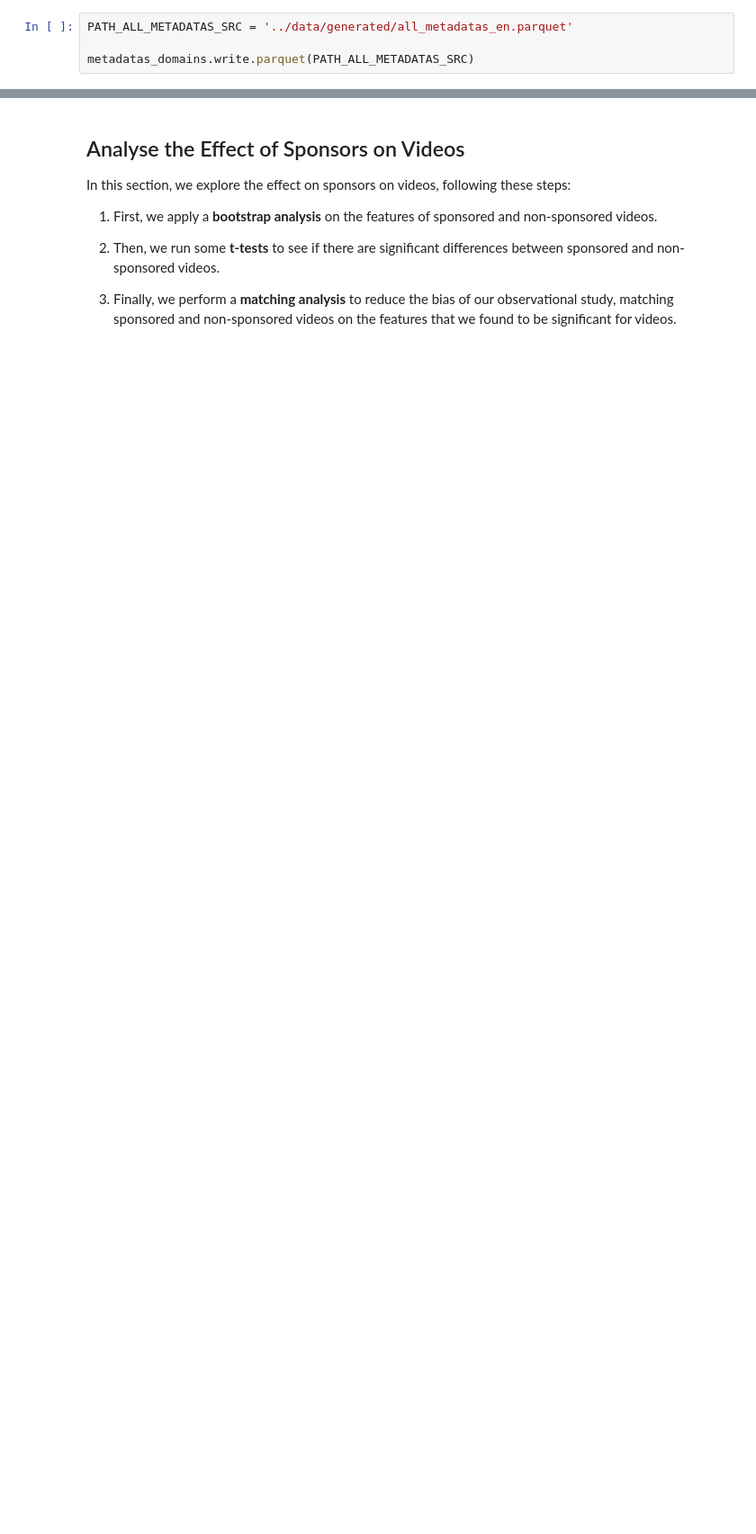
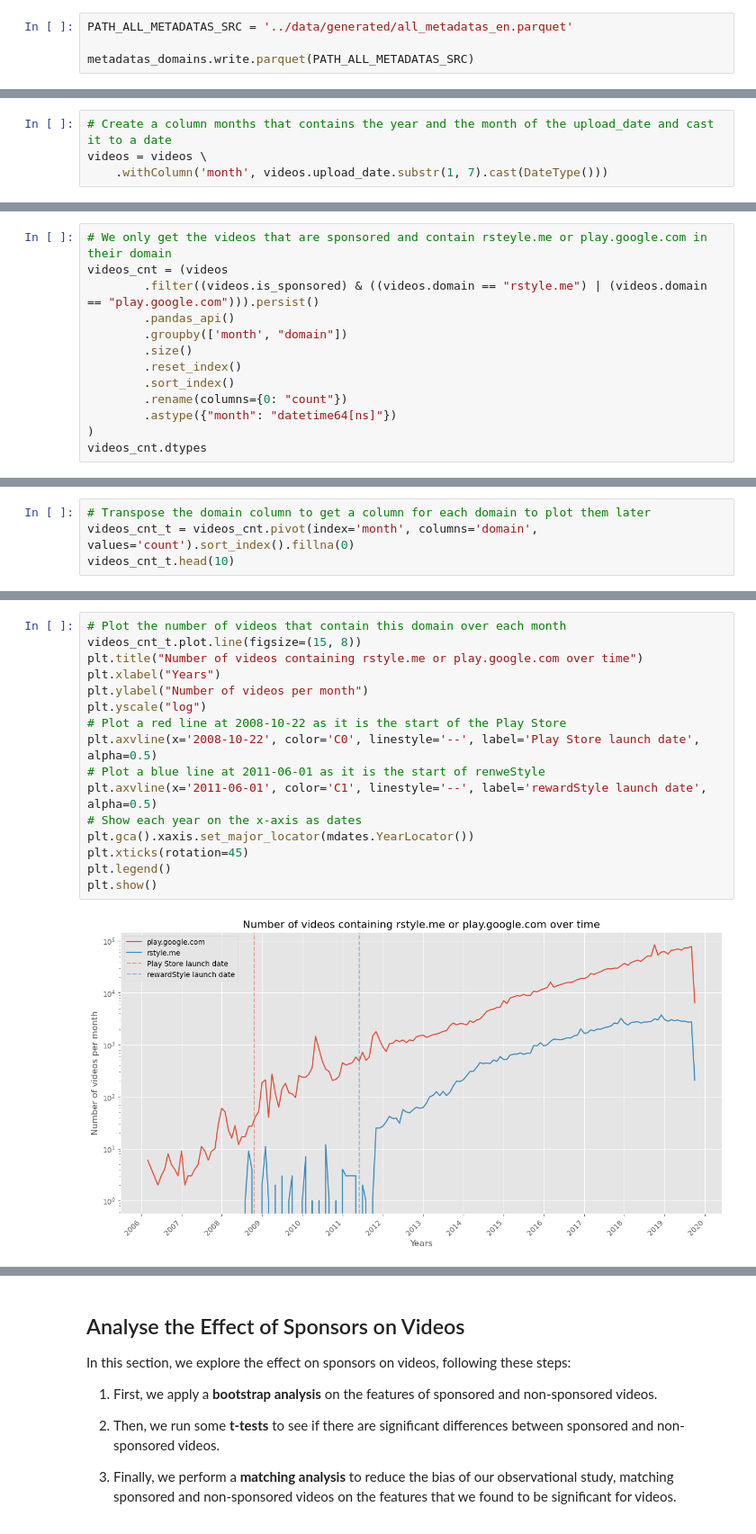
Before and after one commit to epfl-ada/ada-2022-project-fraisetagada, a Jupyter notebook: project.ipynb, the cells around one changed output, grey strips where cells are left out. Shown at 90% size. Drawn from its saved outputs; the diff is of its cells as text; blank space fills up the shorter version.

```diff
--- a/project.ipynb
+++ b/project.ipynb
@@ -1901,0 +2052,4 @@ metadatas_domains.write.parquet(PATH_ALL_METADATAS_SRC)
+# %%
+# Create a column months that contains the year and the month of the upload_date and cast it to a date
+videos = videos \
+    .withColumn('month', videos.upload_date.substr(1, 7).cast(DateType()))
@@ -1901,0 +2077,13 @@ metadatas_domains.write.parquet(PATH_ALL_METADATAS_SRC)
+# %%
+# We only get the videos that are sponsored and contain rsteyle.me or play.google.com in their domain
+videos_cnt = (videos
+        .filter((videos.is_sponsored) & ((videos.domain == "rstyle.me") | (videos.domain == "play.google.com"))).persist()
+        .pandas_api()
+        .groupby(['month', "domain"])
+        .size()
+        .reset_index()
+        .sort_index()
+        .rename(columns={0: "count"})
+        .astype({"month": "datetime64[ns]"})
+)
+videos_cnt.dtypes
@@ -1901,0 +2109,4 @@ metadatas_domains.write.parquet(PATH_ALL_METADATAS_SRC)
+# %%
+# Transpose the domain column to get a column for each domain to plot them later
+videos_cnt_t = videos_cnt.pivot(index='month', columns='domain', values='count').sort_index().fillna(0)
+videos_cnt_t.head(10)
@@ -1901,0 +2126,18 @@ metadatas_domains.write.parquet(PATH_ALL_METADATAS_SRC)
+# %%
+# Plot the number of videos that contain this domain over each month
+videos_cnt_t.plot.line(figsize=(15, 8))
+plt.title("Number of videos containing rstyle.me or play.google.com over time")
+plt.xlabel("Years")
+plt.ylabel("Number of videos per month")
+plt.yscale("log")
+# Plot a red line at 2008-10-22 as it is the start of the Play Store
+plt.axvline(x='2008-10-22', color='C0', linestyle='--', label='Play Store launch date', alpha=0.5)
+# Plot a blue line at 2011-06-01 as it is the start of renweStyle
+plt.axvline(x='2011-06-01', color='C1', linestyle='--', label='rewardStyle launch date', alpha=0.5)
+# Show each year on the x-axis as dates
+plt.gca().xaxis.set_major_locator(mdates.YearLocator())
+plt.xticks(rotation=45)
+plt.legend()
+plt.show()
+# %% [output]
+[figure, added]
```
Also changed, not shown: parts of 45 cells of this notebook, 1 other file.
